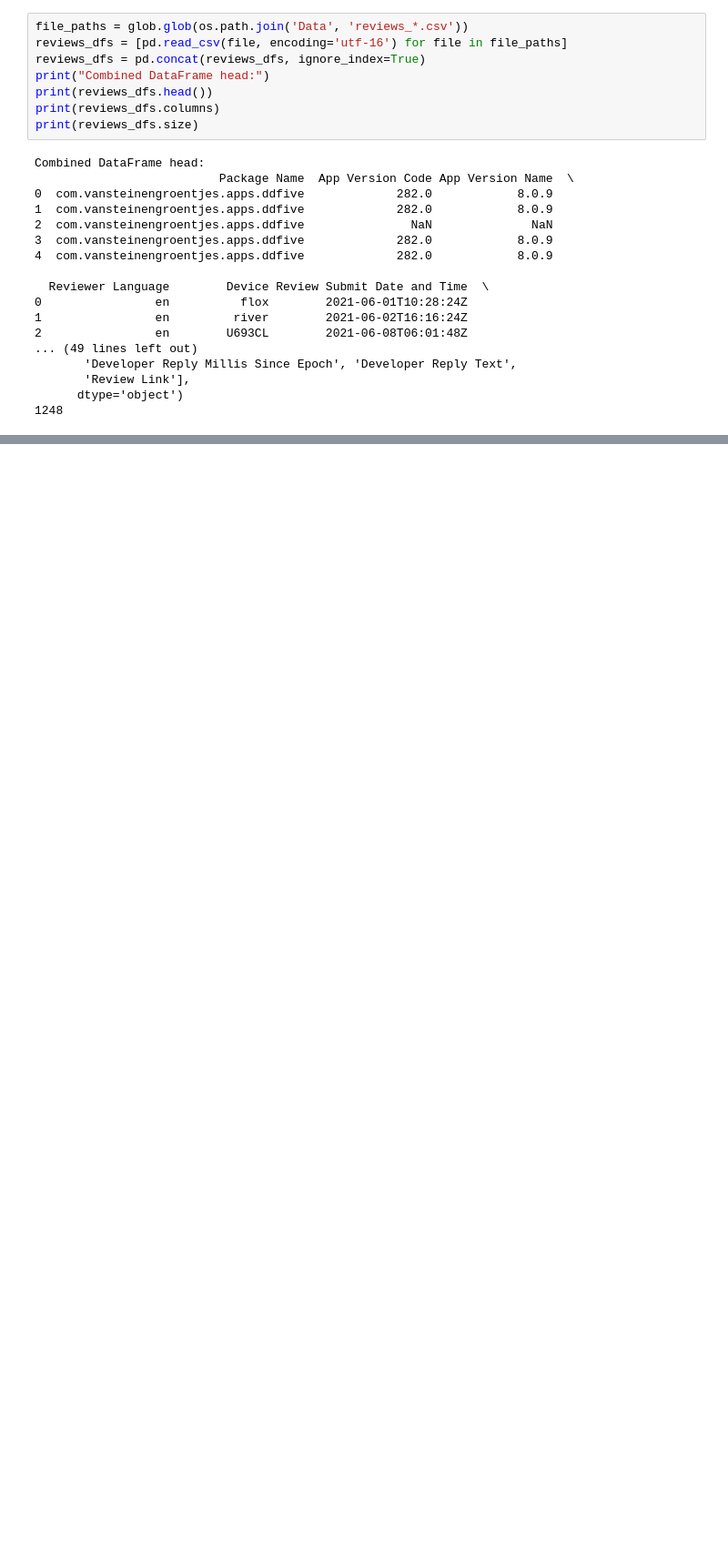
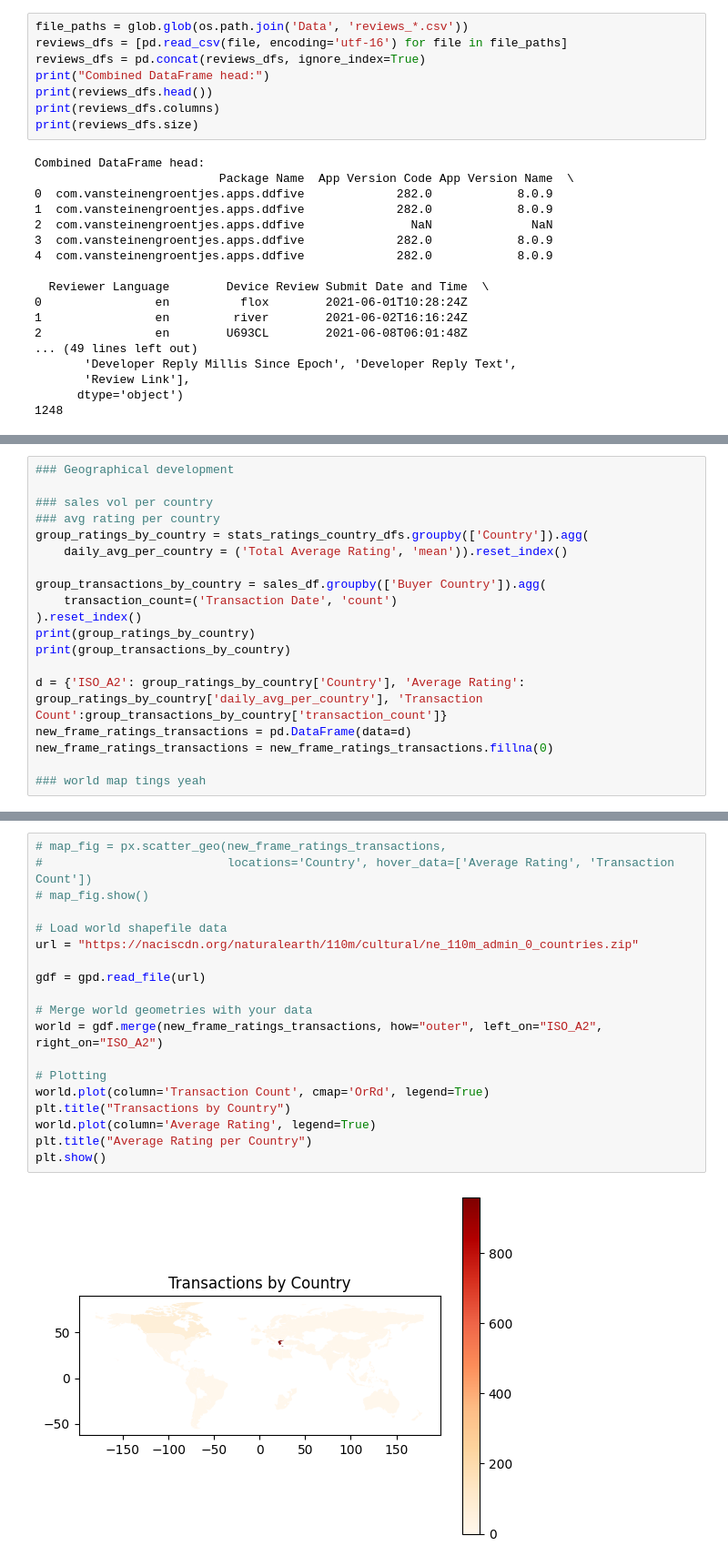
Before and after one commit to poparares6/Visual-Analytics, a Jupyter notebook: Visual Analytics/Visual Analytics.ipynb, the cells around one changed output, grey strips where cells are left out. Shown at 91% size. Saved outputs shown, nothing was run; the diff lists cells and outputs as text; blank space fills up the shorter version.

```diff
--- a/Visual Analytics/Visual Analytics.ipynb
+++ b/Visual Analytics/Visual Analytics.ipynb
@@ -266,0 +266,19 @@ print("bla bla")
+# %%
+### Geographical development
+
+### sales vol per country
+### avg rating per country
+group_ratings_by_country = stats_ratings_country_dfs.groupby(['Country']).agg(
+    daily_avg_per_country = ('Total Average Rating', 'mean')).reset_index()
+
+group_transactions_by_country = sales_df.groupby(['Buyer Country']).agg(
+    transaction_count=('Transaction Date', 'count')
+).reset_index()
+print(group_ratings_by_country)
+print(group_transactions_by_country)
+
+d = {'ISO_A2': group_ratings_by_country['Country'], 'Average Rating': group_ratings_by_country['daily_avg_per_country'], 'Transaction Count':group_transactions_by_country['transaction_count']}
+new_frame_ratings_transactions = pd.DataFrame(data=d)
+new_frame_ratings_transactions = new_frame_ratings_transactions.fillna(0)
+
+### world map tings yeah
@@ -266,0 +303,21 @@ print("bla bla")
+# %%
+# map_fig = px.scatter_geo(new_frame_ratings_transactions,
+#                          locations='Country', hover_data=['Average Rating', 'Transaction Count'])
+# map_fig.show()
+
+# Load world shapefile data
+url = "https://naciscdn.org/naturalearth/110m/cultural/ne_110m_admin_0_countries.zip"
+
+gdf = gpd.read_file(url)
+
+# Merge world geometries with your data
+world = gdf.merge(new_frame_ratings_transactions, how="outer", left_on="ISO_A2", right_on="ISO_A2")
+
+# Plotting
+world.plot(column='Transaction Count', cmap='OrRd', legend=True)
+plt.title("Transactions by Country")
+world.plot(column='Average Rating', legend=True)
+plt.title("Average Rating per Country")
+plt.show()
+# %% [output]
+[figure, added]
```
Also changed, not shown: parts of 6 cells of this notebook, 2 other files.
